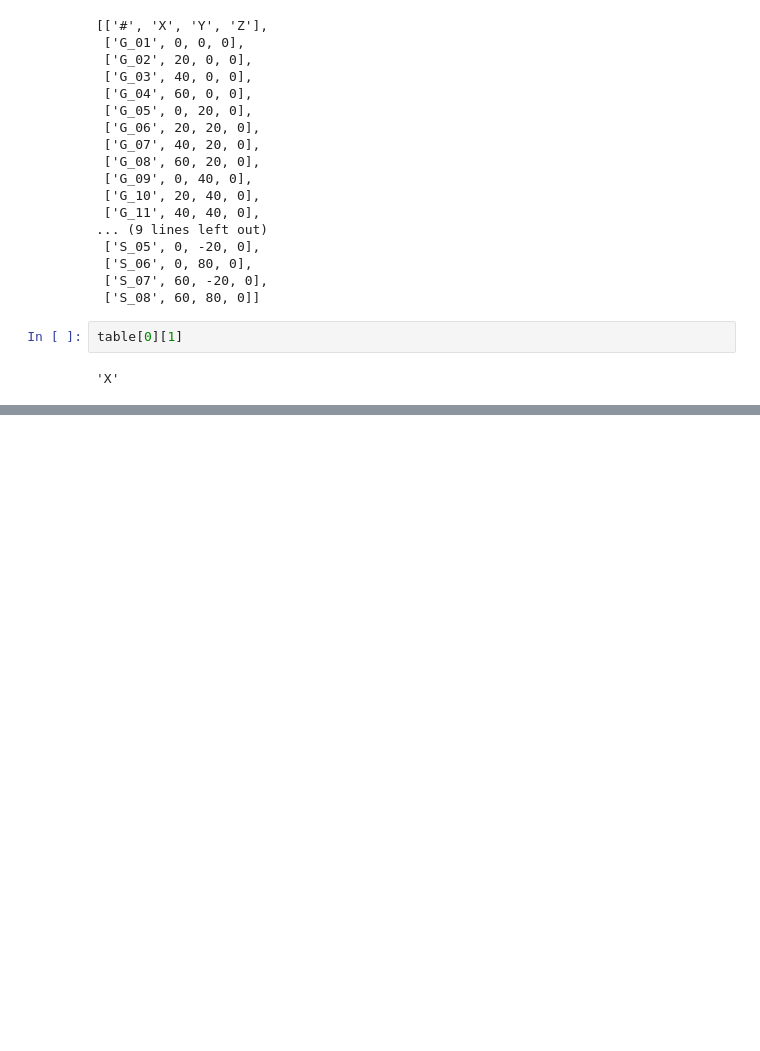
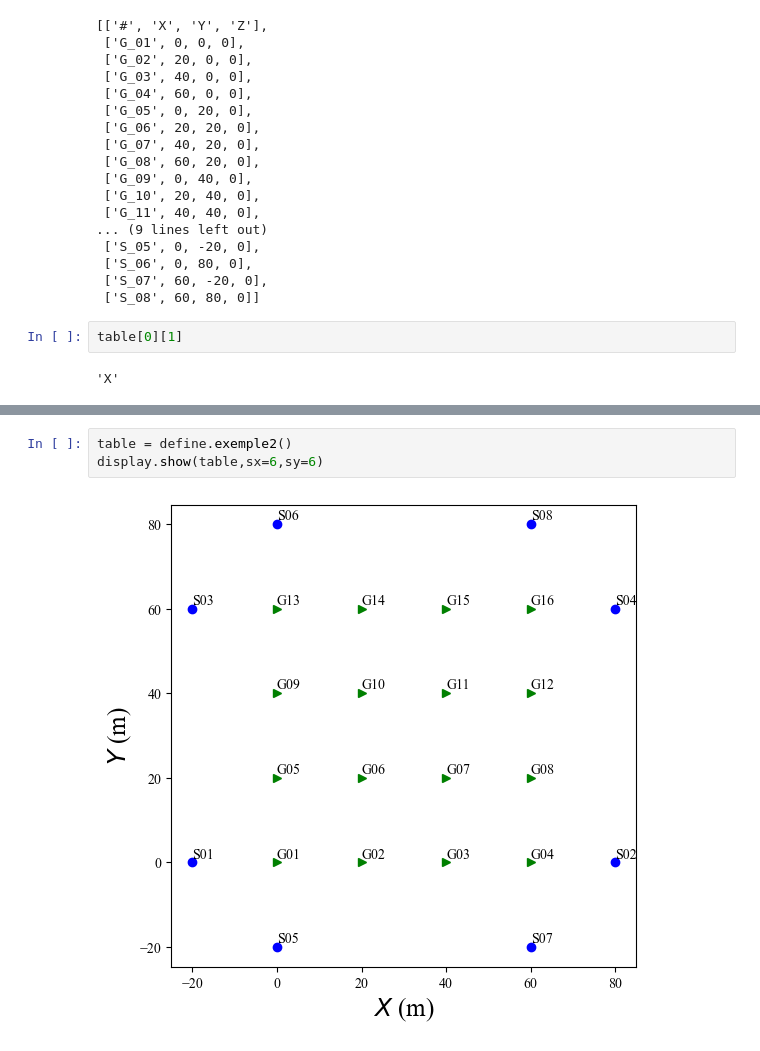
Before and after one commit to Turbotice/icewave, a Jupyter notebook: icewave/Notebooks/Deployment_geometry.ipynb, the cells around one changed output, grey strips where cells are left out. Drawn from its saved outputs; the diff is of its cells as text; blank space fills up the shorter version.

```diff
--- a/icewave/Notebooks/Deployment_geometry.ipynb
+++ b/icewave/Notebooks/Deployment_geometry.ipynb
@@ -41,0 +43,5 @@ display.show(table)
+# %%
+table = define.exemple2()
+display.show(table,sx=6,sy=6)
+# %% [output]
+[figure, added]
```
Also changed, not shown: parts of 2 cells of this notebook.
